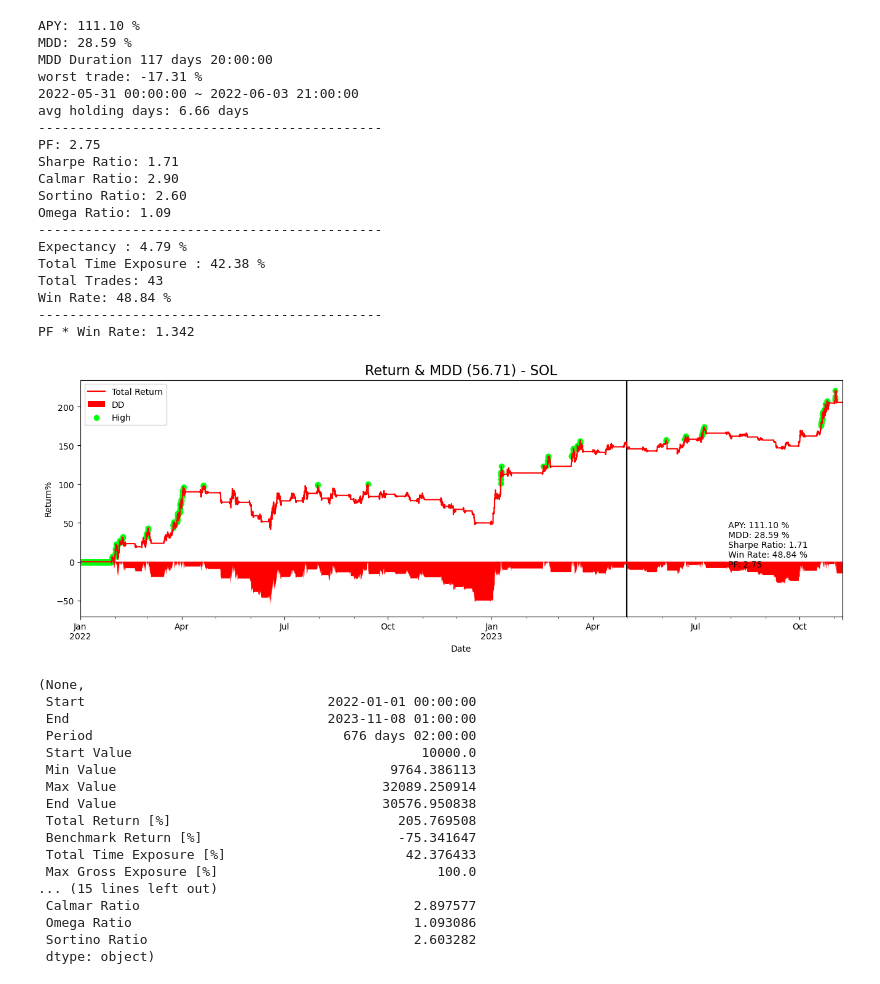
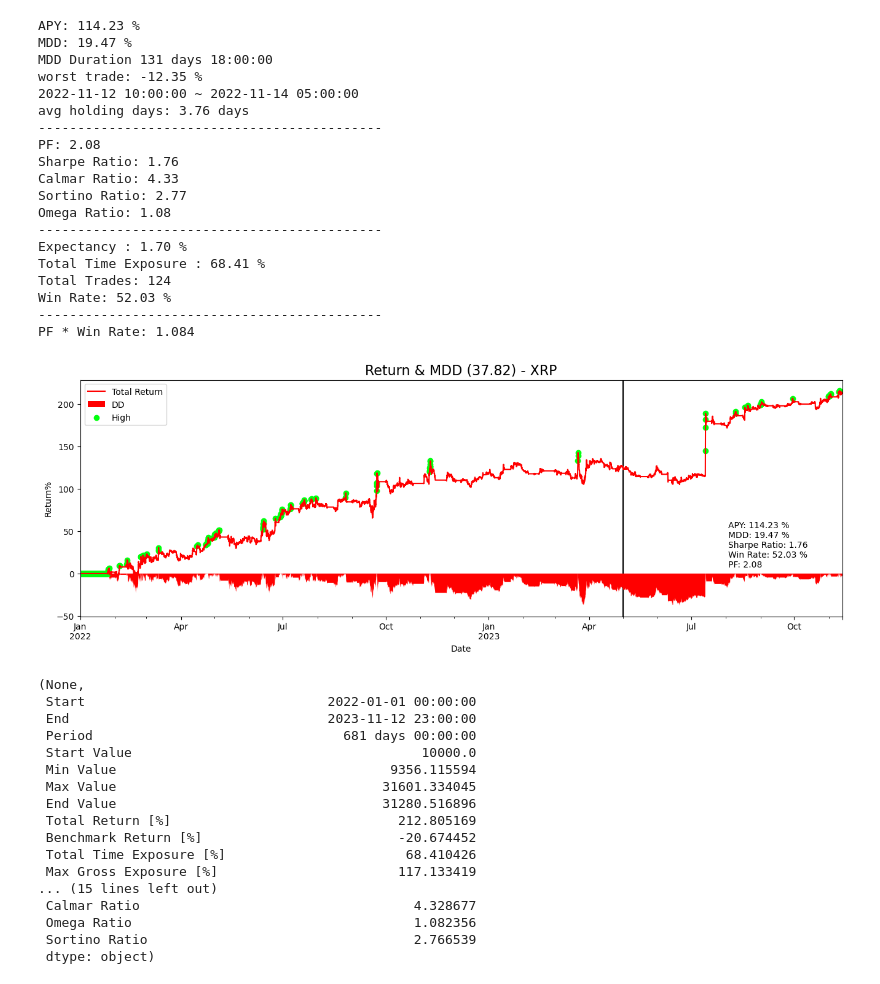
Before and after one commit to JohnsonHsiao/DC_capital_intern, a Jupyter notebook: strategy_research/CTA_TEST/Crypto/mom/bt_lab.ipynb, the cells around one changed output. Cells and saved outputs as stored; diff of their text form; code cells hidden in the pictures.

```diff
--- a/strategy_research/CTA_TEST/Crypto/mom/bt_lab.ipynb
+++ b/strategy_research/CTA_TEST/Crypto/mom/bt_lab.ipynb
@@ -31,59 +31,59 @@ for coin in candidate:
 # %%
 start = '2022-01-01'
 sep = ''
 end = ''
 
-side = 'long'
+side = 'both'
 # v2
-params = {'window_l_k': 160, 'window_l_d': 104, 'window_s_k': 100, 'window_s_d': 132}
-# sol 1h : 40,48,100,126,95
+params = {'window_l_k': 80, 'window_l_d': 76, 'window_s_k': 104, 'window_s_d': 72}
+# params = {'upper_bound': 90, 'rv_sum': 60, 'rv_rolling': 128}
 config = {'freq':'1h', 'lag':1, 'fee': 0.0003}
-coin = 'SOL'
+coin = 'XRP'
 df = df_dict[coin]
 strategy = Strategy(df=df.loc[start:], configs=config)
 _pf = strategy.strategy(side = side,params=params)
 trades = _pf.trades.records_readable
 analyze = Analyzer(strategy)
 # analyze.show_period_analysis(trades)
 # analyze.plot_ret_dist(trades)
 analyze.show_pf_analysis(params, side, coin, axv_index=['2023-05-01'])
 # %% [output]
-APY: 111.10 %
-MDD: 28.59 %
-MDD Duration 117 days 20:00:00
-worst trade: -17.31 %
-2022-05-31 00:00:00 ~ 2022-06-03 21:00:00
-avg holding days: 6.66 days
+APY: 114.23 %
+MDD: 19.47 %
+MDD Duration 131 days 18:00:00
+worst trade: -12.35 %
+2022-11-12 10:00:00 ~ 2022-11-14 05:00:00
+avg holding days: 3.76 days
 --------------------------------------------
-PF: 2.75
-Sharpe Ratio: 1.71
-Calmar Ratio: 2.90
-Sortino Ratio: 2.60
-Omega Ratio: 1.09
+PF: 2.08
+Sharpe Ratio: 1.76
+Calmar Ratio: 4.33
+Sortino Ratio: 2.77
+Omega Ratio: 1.08
 --------------------------------------------
-Expectancy : 4.79 %
-Total Time Exposure : 42.38 %
-Total Trades: 43
-Win Rate: 48.84 %
+Expectancy : 1.70 %
+Total Time Exposure : 68.41 %
+Total Trades: 124
+Win Rate: 52.03 %
 --------------------------------------------
-PF * Win Rate: 1.342
+PF * Win Rate: 1.084
-[figure, old version]
+[figure, new version]
 (None,
  Start                               2022-01-01 00:00:00
- End                                 2023-11-08 01:00:00
- Period                                676 days 02:00:00
+ End                                 2023-11-12 23:00:00
+ Period                                681 days 00:00:00
  Start Value                                     10000.0
- Min Value                                   9764.386113
- Max Value                                  32089.250914
- End Value                                  30576.950838
- Total Return [%]                             205.769508
- Benchmark Return [%]                         -75.341647
- Total Time Exposure [%]                       42.376433
- Max Gross Exposure [%]                            100.0
+ Min Value                                   9356.115594
+ Max Value                                  31601.334045
+ End Value                                  31280.516896
+ Total Return [%]                             212.805169
+ Benchmark Return [%]                         -20.674452
+ Total Time Exposure [%]                       68.410426
+ Max Gross Exposure [%]                       117.133419
 ... (15 lines left out)
- Calmar Ratio                                   2.897577
- Omega Ratio                                    1.093086
- Sortino Ratio                                  2.603282
+ Calmar Ratio                                   4.328677
+ Omega Ratio                                    1.082356
+ Sortino Ratio                                  2.766539
  dtype: object)
 # %%
 trades.index = trades['Entry Index']
```
Also changed, not shown: parts of 2 cells of this notebook, 15 other files.
